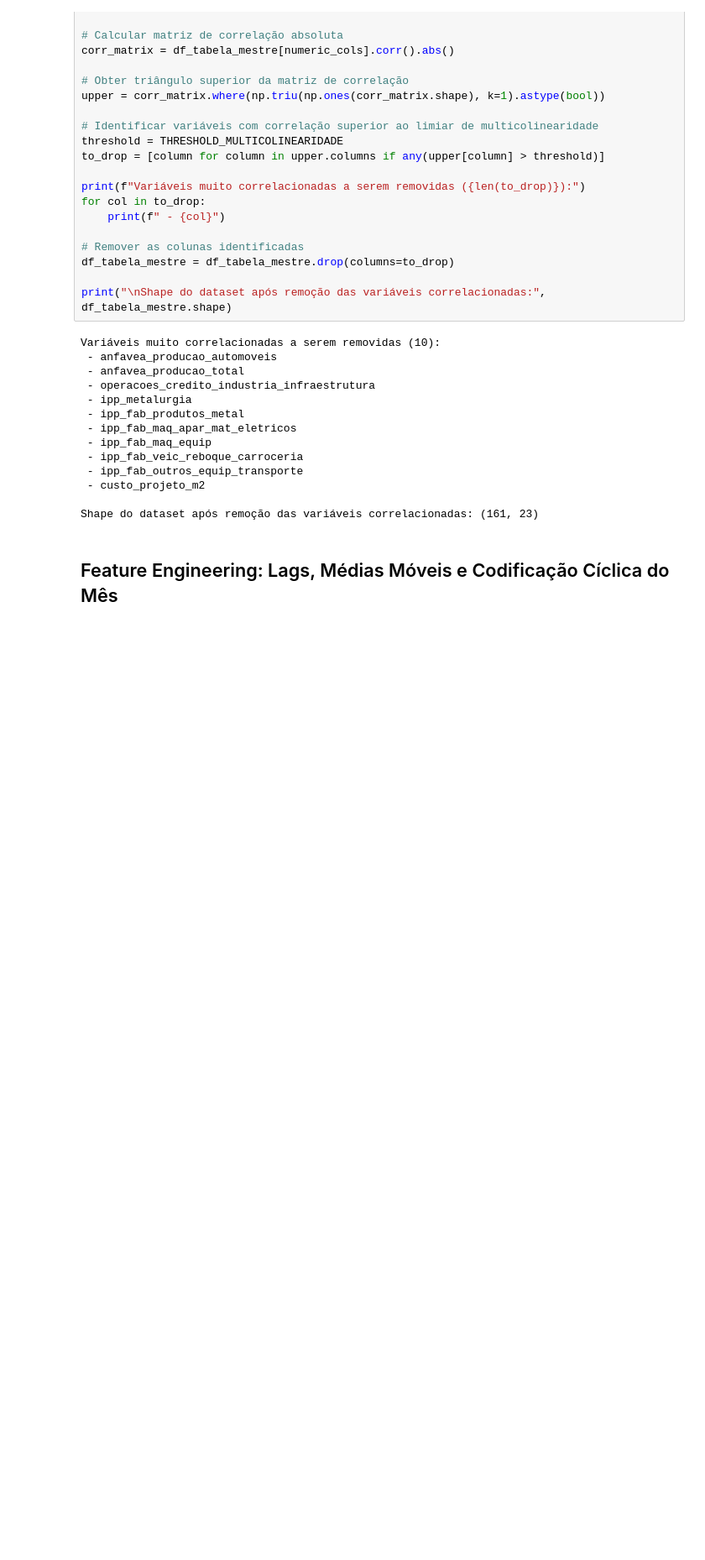
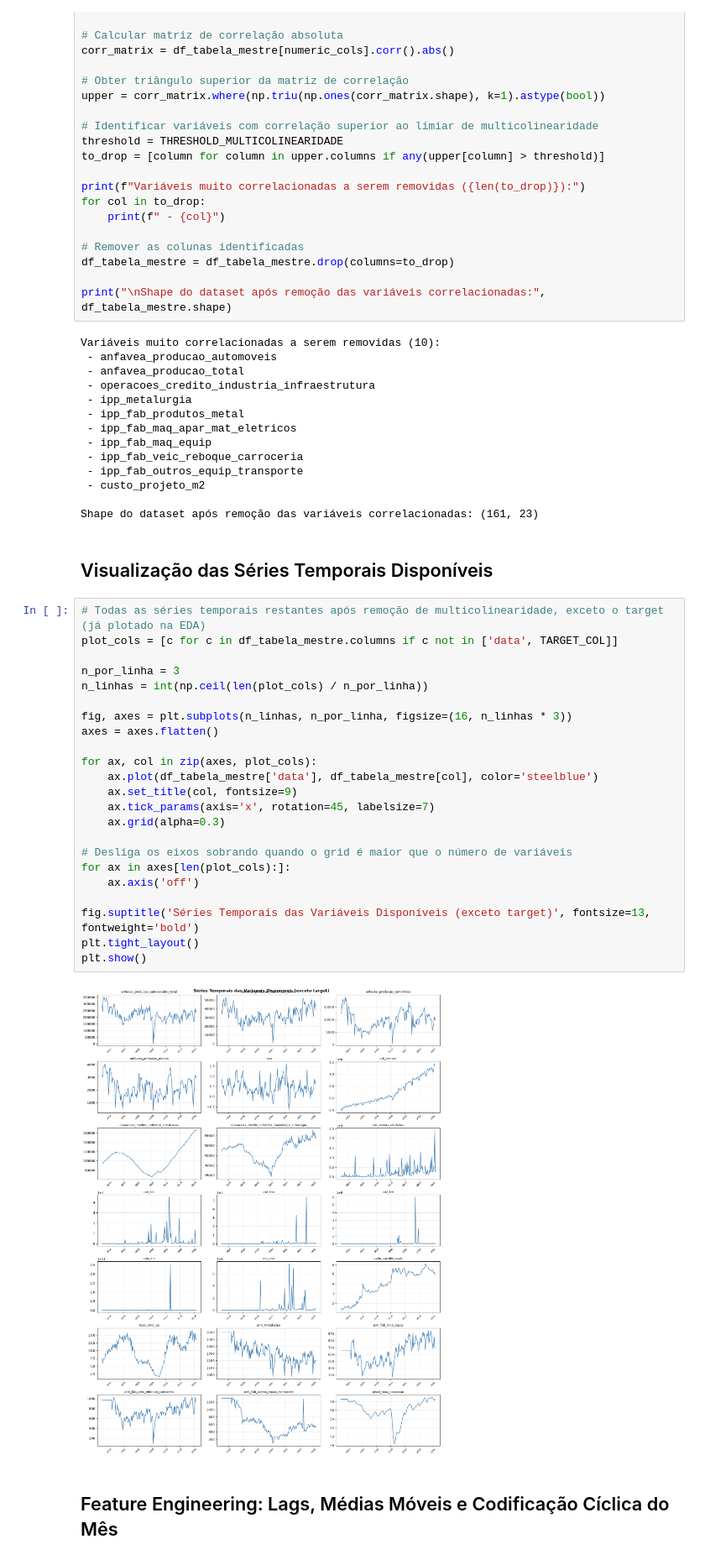
Before and after one commit to thiago2608santana/steel-demand-forecast, a Jupyter notebook: notebooks/pipeline_ml.ipynb, the cells around one changed output. Shown at 84% size. Cells and saved outputs as stored; diff of their text form; blank space fills up the shorter version.

```diff
--- a/notebooks/pipeline_ml.ipynb
+++ b/notebooks/pipeline_ml.ipynb
@@ -172,6 +172,33 @@ Variáveis muito correlacionadas a serem removidas (10):
  - custo_projeto_m2
 
 Shape do dataset após remoção das variáveis correlacionadas: (161, 23)
+# %% [markdown]
+## Visualização das Séries Temporais Disponíveis
+# %%
+# Todas as séries temporais restantes após remoção de multicolinearidade, exceto o target (já plotado na EDA)
+plot_cols = [c for c in df_tabela_mestre.columns if c not in ['data', TARGET_COL]]
+
+n_por_linha = 3
+n_linhas = int(np.ceil(len(plot_cols) / n_por_linha))
+
+fig, axes = plt.subplots(n_linhas, n_por_linha, figsize=(16, n_linhas * 3))
+axes = axes.flatten()
+
+for ax, col in zip(axes, plot_cols):
+    ax.plot(df_tabela_mestre['data'], df_tabela_mestre[col], color='steelblue')
+    ax.set_title(col, fontsize=9)
+    ax.tick_params(axis='x', rotation=45, labelsize=7)
+    ax.grid(alpha=0.3)
+
+# Desliga os eixos sobrando quando o grid é maior que o número de variáveis
+for ax in axes[len(plot_cols):]:
+    ax.axis('off')
+
+fig.suptitle('Séries Temporais das Variáveis Disponíveis (exceto target)', fontsize=13, fontweight='bold')
+plt.tight_layout()
+plt.show()
+# %% [output]
+[figure, added]
 # %% [markdown]
 ## Feature Engineering: Lags, Médias Móveis e Codificação Cíclica do Mês
 # %%
```
Also changed, not shown: parts of 14 cells of this notebook, 1 other file.
